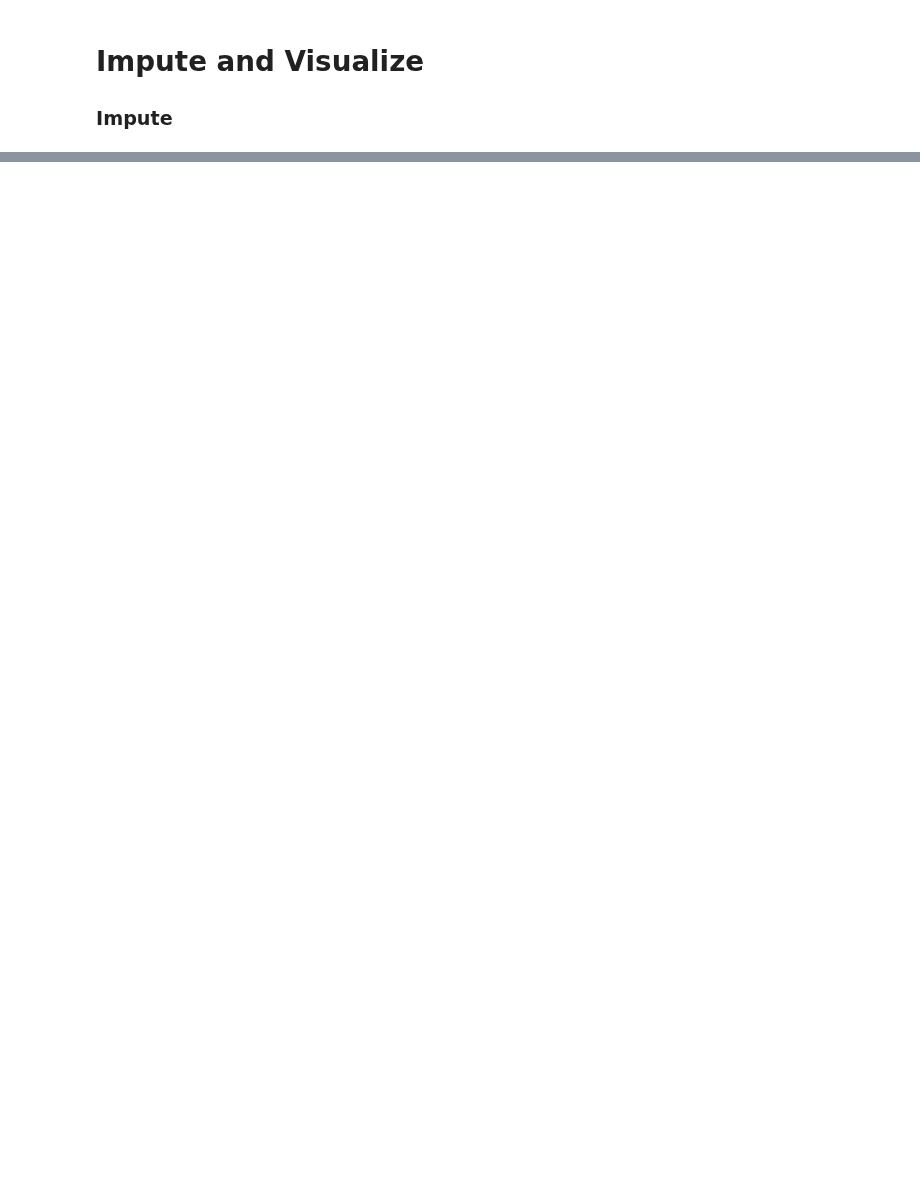
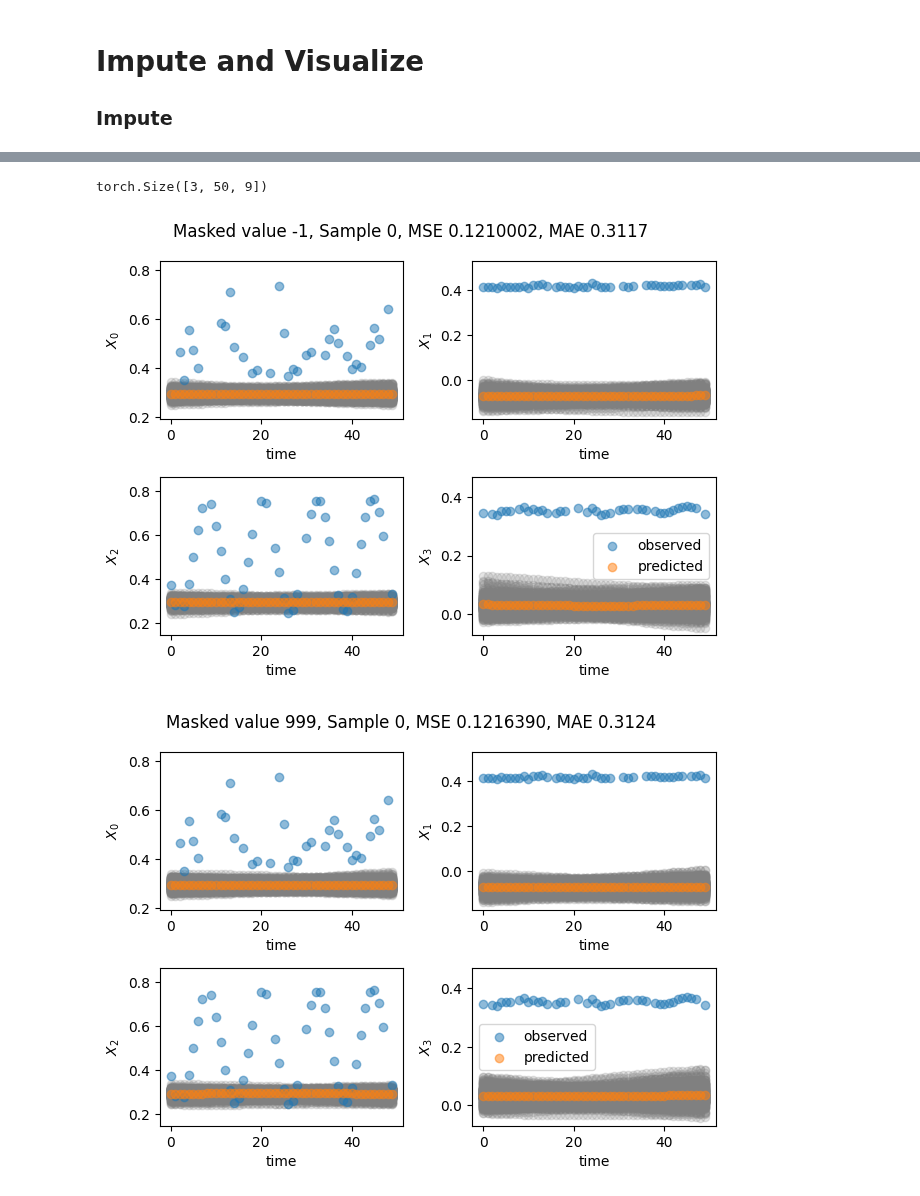
Before and after one commit to joshuawe/sepsis, a Jupyter notebook: imputation/hetvae/src/synthetic_data_interpolation.ipynb, the cells around one changed output, grey strips where cells are left out. Cells and saved outputs as stored; diff of their text form; code cells hidden in the pictures; blank space fills up the shorter version.

```diff
--- a/imputation/hetvae/src/synthetic_data_interpolation.ipynb
+++ b/imputation/hetvae/src/synthetic_data_interpolation.ipynb
@@ -426,0 +398,22 @@ plt.show()
+# %%
+# masked value of -1
+batch = next(iter(train_loader))
+batch = batch[:3,...]
+print(batch.shape)
+batch_m1 = batch.clone()
+pred_mean_m1, pred_std_m1 = hetvae.impute(batch_m1, 200)
+
+# masked value of 999
+batch_999 = batch.clone()
+batch_999_mask = batch_999[:,:,dim:2*dim]
+batch_999_mask[batch_999_mask == -1] = 999
+pred_mean_999, pred_std_999 = hetvae.impute(batch_999, 200)
+
+# visualize
+sample = np.random.randint(0,batch.shape[0])
+visualize_sample(dim, batch_m1, pred_mean_m1, title='Masked value -1, ', sample=sample)
+visualize_sample(dim, batch_999, pred_mean_999, title='Masked value 999, ', sample=sample)
+# %% [output]
+torch.Size([3, 50, 9])
+[figure, added]
+[figure, added]
```
Also changed, not shown: parts of 18 cells of this notebook, 1 other file.
